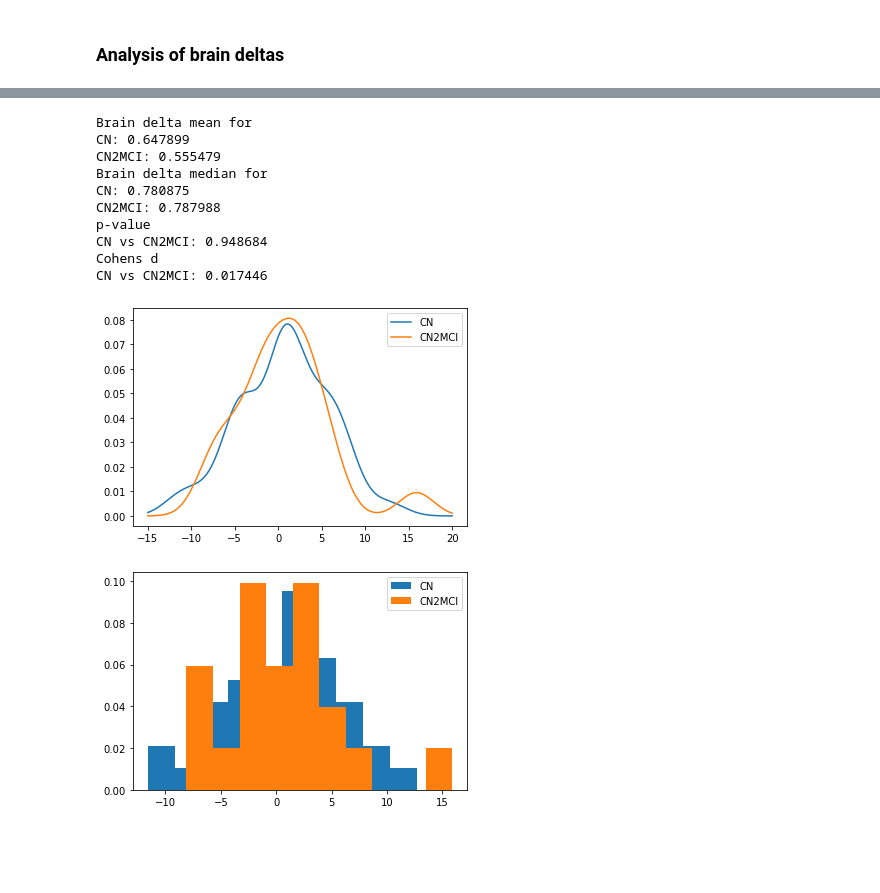
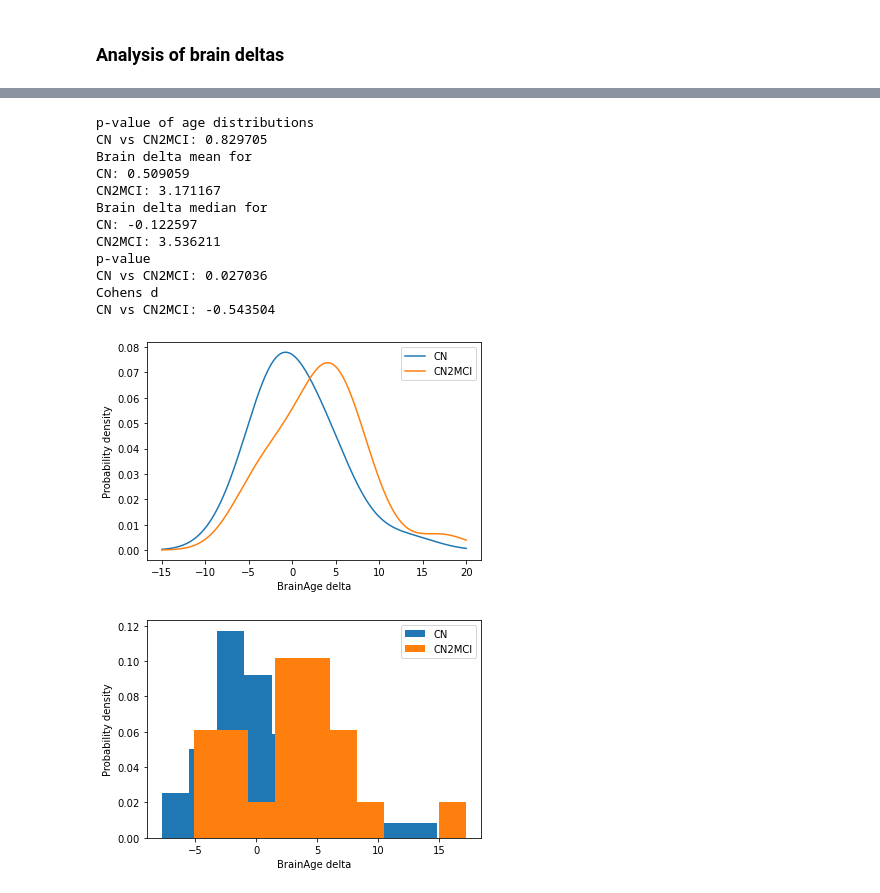
Before and after one commit to JGarciaCondado/ADNIBrainAge, a Jupyter notebook: jupyternotebooks/data_exploration.ipynb, the cells around one changed output, grey strips where cells are left out. Drawn from its saved outputs; the diff is of its cells as text; code cells hidden in the pictures; blank space fills up the shorter version.

Commit message:
Correct age distributions and tidy up notebook

```diff
--- a/jupyternotebooks/data_exploration.ipynb
+++ b/jupyternotebooks/data_exploration.ipynb
@@ -105,0 +142,7 @@ for i, site in enumerate(sites):
+# %%
+def optimize_sampling(sampling_strategy, samples, target_dist, thr_pval, **kwargs):
+    for sample_size in range(len(samples), 0, -1):
+        new_samples = sampling_strategy(samples, sample_size, **kwargs)
+        hstat, pval = kruskal(new_samples, target_dist)
+        if pval > thr_pval:
+            return new_samples, sample_size
@@ -106,3 +240,15 @@ for i, site in enumerate(sites):
+# %%
+df_cn = df_full[df_full['DIAGNOSIS']==1.0]
+ages = df_cn['AGE'].to_numpy()
+rids = df_cn['RID'].to_numpy()
+# Add some noise so that all the ages are different
+ages_noise = ages+np.random.normal(0, 0.01, len(ages))
+cutoffage = np.mean(ages_noise)
+new_samples, sample_size = optimize_sampling(remove_young_subsampling, ages_noise, ad_age, 0.1, cutoffage=cutoffage)
+ages_loc = [np.where(age == ages_noise)[0][0] for age in new_samples]
+rid_keep = rids[ages_loc]
+remove_ids = [rid for rid in rids if not rid in rid_keep]
+df_full = df_full[~df_full['RID'].isin(remove_ids)]
 # %% [markdown]
 ### Analysis on control
 # %%
@@ -110,8 +256,8 @@ for i, site in enumerate(sites):
 df_controls = df_full[df_full['TYPECONVERSOR']==1.0]
 
 # Mark features to use
-features = ['Brain_norm', 'GM_norm', 'WM_norm',
-        'vscf_norm', 'pgrey_norm', 'Thalmus', 'Caudate', 'Putamen', 'Palidum',
+features = ['Brain_size', 'GM', 'WM', 'vscf', 'pgrey',
+        'Thalmus', 'Caudate', 'Putamen', 'Palidum',
         'Hippo', 'Amygdala', 'Accumbens', 'Brainstem']
 # %%
 # Explor variability of features by site
@@ -162,6 +310,6 @@ plt.tight_layout()
 # %%
 # Generate train and test partitions
-X_train, X_test, Y_train, Y_test = train_test_split(X, Y, test_size=0.15, random_state=0)
+X_train, X_test, Y_train, Y_test = train_test_split(X, Y, test_size=0.25, random_state=0)
 
 # Data normalization
 transformer = StandardScaler().fit(X_train)  # fit() learns mean and std parameters
@@ -405,6 +561,13 @@ plt.show()
 # Explore differences between CN and CN2MCI conversors
 df_cn2mci = df_full[df_full['TYPECONVERSOR']==4.0]
 delta_brain_cn2mci = df_cn2mci['BrainDelta'].to_numpy()
+
+# Check p-values between groups for age not different
+mci_age_noconv = df_controls['AGE'].to_numpy()
+mci_age_conv = df_cn2mci['AGE'].to_numpy()
+print('p-value of age distributions')
+hstat_noconvvsconv_age, pval_noconvvsconv_age = kruskal(mci_age_noconv, mci_age_conv)
+print('CN vs CN2MCI: %f' % pval_noconvvsconv_age)
 
 # Obtain mean and medians for each
 print('Brain delta mean for')
@@ -414,41 +577,47 @@ print('Brain delta median for')
 print('CN: %f' % np.median(delta_brain_controls))
 print('CN2MCI: %f' % np.median(delta_brain_cn2mci))
 
 # Calculate p-value
 print('p-value')
-tstat_cn2mci, pval_cn2mci = ttest_ind(delta_brain_controls, delta_brain_cn2mci)
+hstat_cn2mci, pval_cn2mci = kruskal(delta_brain_controls, delta_brain_cn2mci)
 print('CN vs CN2MCI: %f' % pval_cn2mci)
 
 # Calculate cohen's d size
 print('Cohens d')
 cohend_cn2mci = cohen_d(delta_brain_controls, delta_brain_cn2mci)
 print('CN vs CN2MCI: %f' % cohend_cn2mci)
 
 # Plot kernel densities
-kde_cn = KernelDensity(kernel="gaussian", bandwidth=2).fit(delta_brain_controls[:, np.newaxis])
+kde_cn = KernelDensity(kernel="gaussian", bandwidth=3).fit(delta_brain_controls[:, np.newaxis])
 log_dens_cn = kde_cn.score_samples(X_plot)
 plt.plot(X_plot[:, 0], np.exp(log_dens_cn), label='CN')
-kde_mci = KernelDensity(kernel="gaussian", bandwidth=2).fit(delta_brain_cn2mci[:, np.newaxis])
+kde_mci = KernelDensity(kernel="gaussian", bandwidth=3).fit(delta_brain_cn2mci[:, np.newaxis])
 log_dens_mci = kde_mci.score_samples(X_plot)
 plt.plot(X_plot[:, 0], np.exp(log_dens_mci), label='CN2MCI')
+plt.xlabel('BrainAge delta')
+plt.ylabel('Probability density')
 plt.legend()
 plt.show()
 
 # Plot histogram
 plt.hist(delta_brain_controls, label='CN', density=True)
 plt.hist(delta_brain_cn2mci, label='CN2MCI', density=True)
+plt.xlabel('BrainAge delta')
+plt.ylabel('Probability density')
 plt.legend()
 plt.show()
 # %% [output]
+p-value of age distributions
+CN vs CN2MCI: 0.829705
 Brain delta mean for
-CN: 0.647899
-CN2MCI: 0.555479
+CN: 0.509059
+CN2MCI: 3.171167
 Brain delta median for
-CN: 0.780875
-CN2MCI: 0.787988
+CN: -0.122597
+CN2MCI: 3.536211
 p-value
-CN vs CN2MCI: 0.948684
+CN vs CN2MCI: 0.027036
 Cohens d
-CN vs CN2MCI: 0.017446
+CN vs CN2MCI: -0.543504
-[figure, old version]
+[figure, new version]
-[figure, old version]
+[figure, new version]
```
Also changed, not shown: parts of 32 cells of this notebook.
